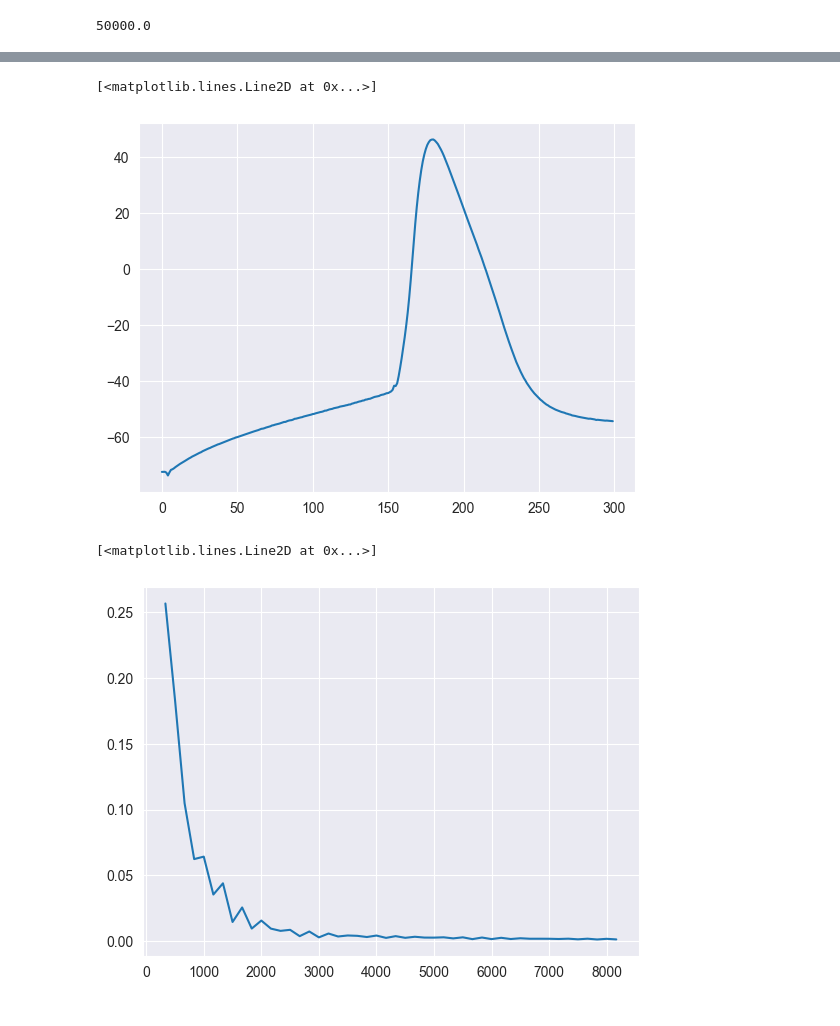
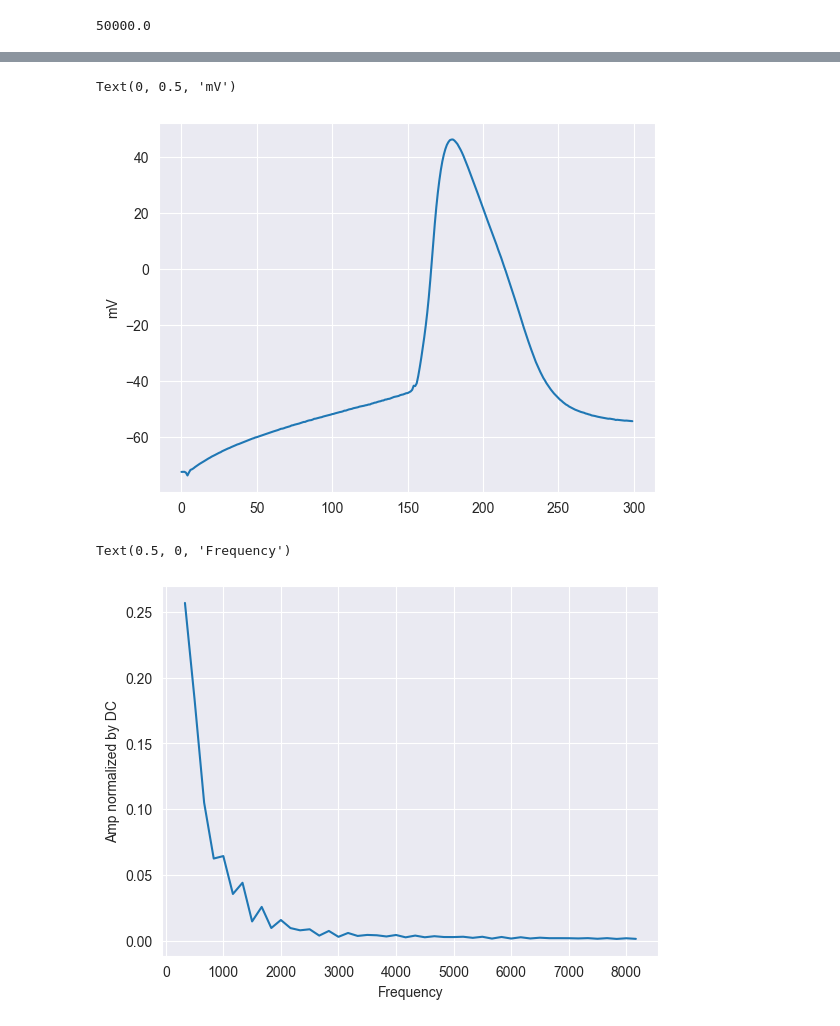
Before and after one commit to ofek181/Neuronal-Cell-Type-Classification, a Jupyter notebook: temp_fourier.ipynb, the cells around one changed output, grey strips where cells are left out. Cells and saved outputs as stored; diff of their text form; code cells hidden in the pictures.

Commit message:
better plots

```diff
--- a/temp_fourier.ipynb
+++ b/temp_fourier.ipynb
@@ -115,14 +120,17 @@ plt.plot(stimuli)
 buffer = 150
 response = v[index-buffer:index+buffer]
 plt.plot(response)
+plt.ylabel('mV')
 # %% [output]
-[<matplotlib.lines.Line2D at 0x...>]
+Text(0, 0.5, 'mV')
-[figure, old version]
+[figure, new version]
 # %%
 fft = np.fft.fft(response)
 fft = fft / fft[0]
 freq = np.fft.fftfreq(response.size, d=1./sampling_rate)
 plt.plot(freq[2:50], np.abs(fft[2:50]))
+plt.ylabel('Amp normalized by DC')
+plt.xlabel('Frequency')
 # %% [output]
-[<matplotlib.lines.Line2D at 0x...>]
+Text(0.5, 0, 'Frequency')
-[figure, old version]
+[figure, new version]
```
Also changed, not shown: parts of 4 cells of this notebook.
